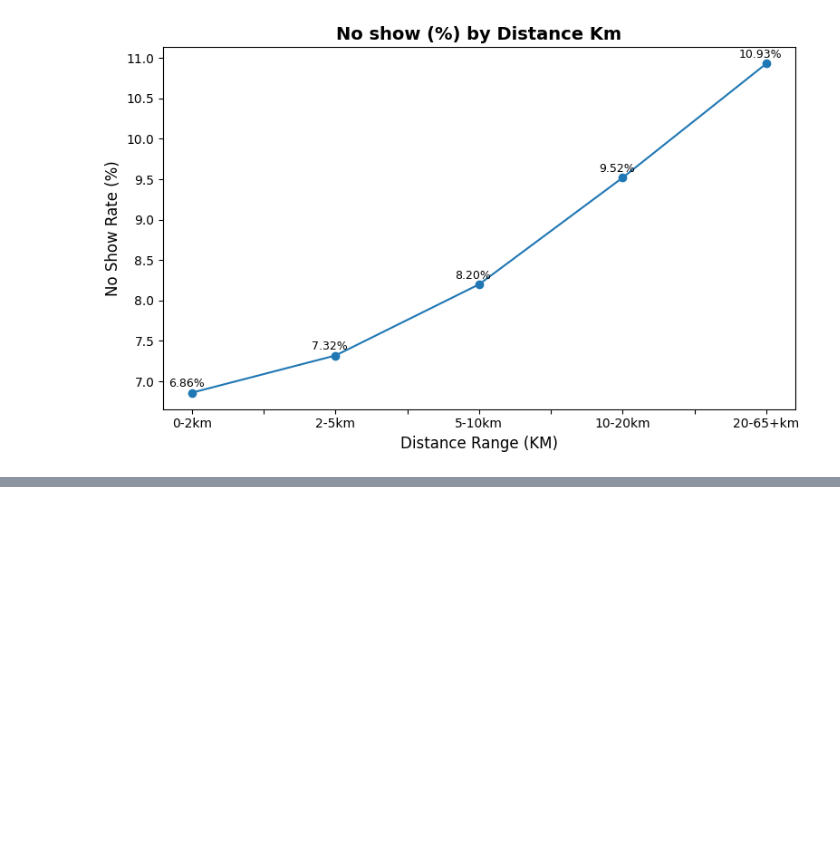
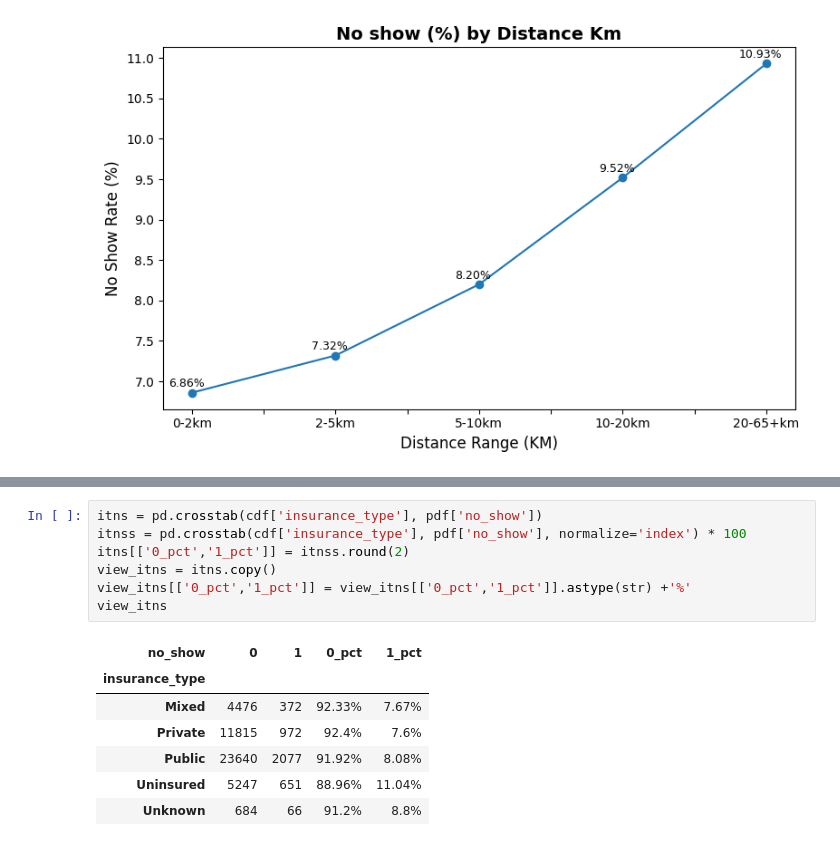
Before and after one commit to akashcstech/Health_Care_No_Show_Data_Analysis, a Jupyter notebook: Data_clean.ipynb, the cells around one changed output, grey strips where cells are left out. Drawn from its saved outputs; the diff is of its cells as text; blank space fills up the shorter version.

```diff
--- a/Data_clean.ipynb
+++ b/Data_clean.ipynb
@@ -1686,0 +1679,15 @@ plt.show()
+# %%
+itns = pd.crosstab(cdf['insurance_type'], pdf['no_show'])
+itnss = pd.crosstab(cdf['insurance_type'], pdf['no_show'], normalize='index') * 100
+itns[['0_pct','1_pct']] = itnss.round(2)
+view_itns = itns.copy()
+view_itns[['0_pct','1_pct']] = view_itns[['0_pct','1_pct']].astype(str) +'%'
+view_itns
+# %% [output]
+| no_show | 0 | 1 | 0_pct | 1_pct |
+| insurance_type |  |  |  |  |
+| Mixed | 4476 | 372 | 92.33% | 7.67% |
+| Private | 11815 | 972 | 92.4% | 7.6% |
+| Public | 23640 | 2077 | 91.92% | 8.08% |
+| Uninsured | 5247 | 651 | 88.96% | 11.04% |
+| Unknown | 684 | 66 | 91.2% | 8.8% |
```
Also changed, not shown: parts of 6 cells of this notebook, 1 other file.
